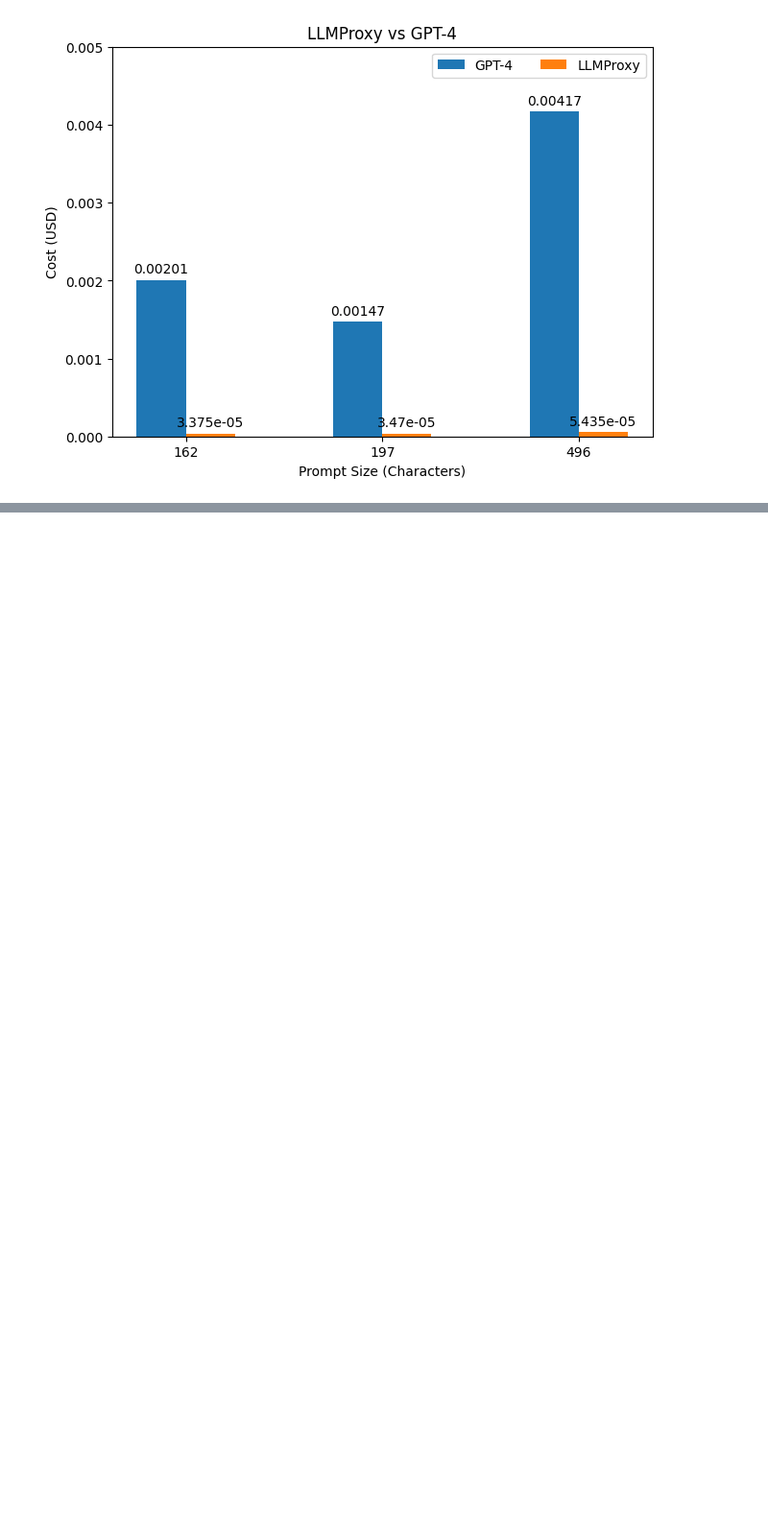
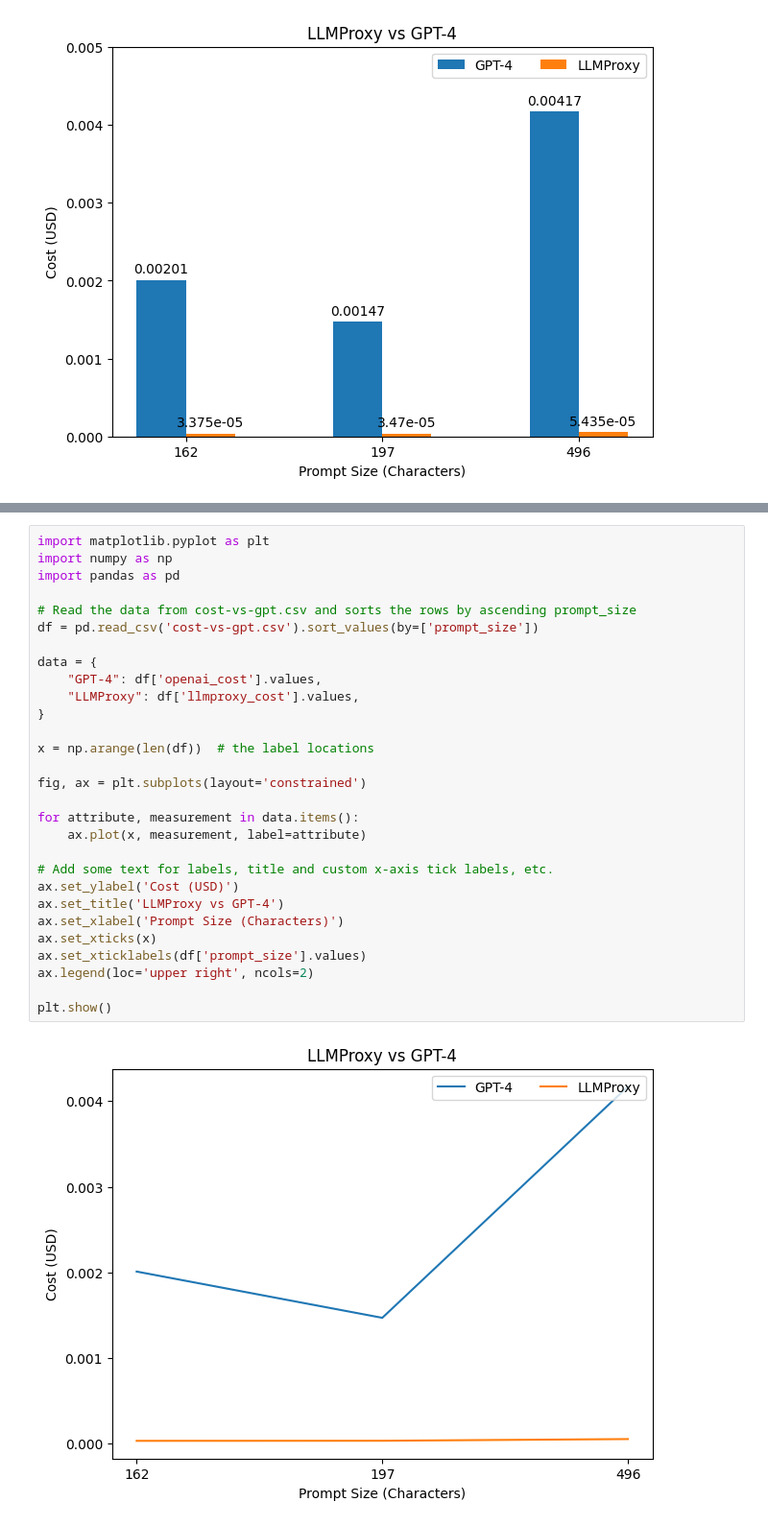
Before and after one commit to llm-proxy/llm-proxy, a Jupyter notebook: visualize-cost-vs-gpt.ipynb, the cells around one changed output, grey strips where cells are left out. Shown at 96% size. Saved outputs shown, nothing was run; the diff lists cells and outputs as text; blank space fills up the shorter version.

Commit message:
feat: Add double line graph for cost

```diff
--- a/visualize-cost-vs-gpt.ipynb
+++ b/visualize-cost-vs-gpt.ipynb
@@ -41,3 +44,34 @@ plt.show()
+# %%
+import matplotlib.pyplot as plt
+import numpy as np
+import pandas as pd
+
+# Read the data from cost-vs-gpt.csv and sorts the rows by ascending prompt_size
+df = pd.read_csv('cost-vs-gpt.csv').sort_values(by=['prompt_size'])
+
+data = {
+    "GPT-4": df['openai_cost'].values,
+    "LLMProxy": df['llmproxy_cost'].values,
+}
+
+x = np.arange(len(df))  # the label locations
+
+fig, ax = plt.subplots(layout='constrained')
+
+for attribute, measurement in data.items():
+    ax.plot(x, measurement, label=attribute)
+
+# Add some text for labels, title and custom x-axis tick labels, etc.
+ax.set_ylabel('Cost (USD)')
+ax.set_title('LLMProxy vs GPT-4')
+ax.set_xlabel('Prompt Size (Characters)')
+ax.set_xticks(x)
+ax.set_xticklabels(df['prompt_size'].values)
+ax.legend(loc='upper right', ncols=2)
+
+plt.show()
+# %% [output]
+[figure, added]
 # %%
 import statistics
 
```
Also changed, not shown: parts of 1 cell of this notebook.
